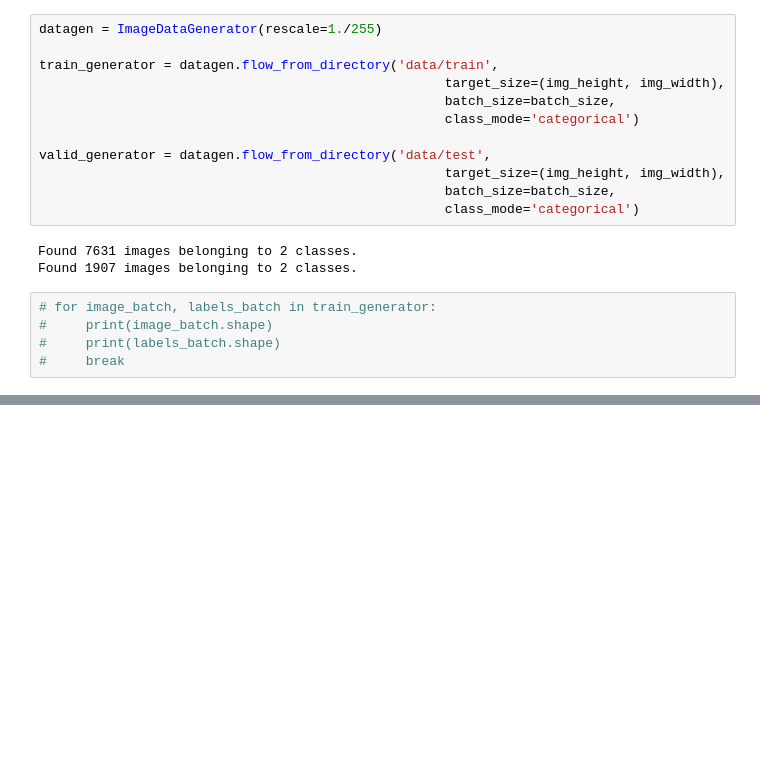
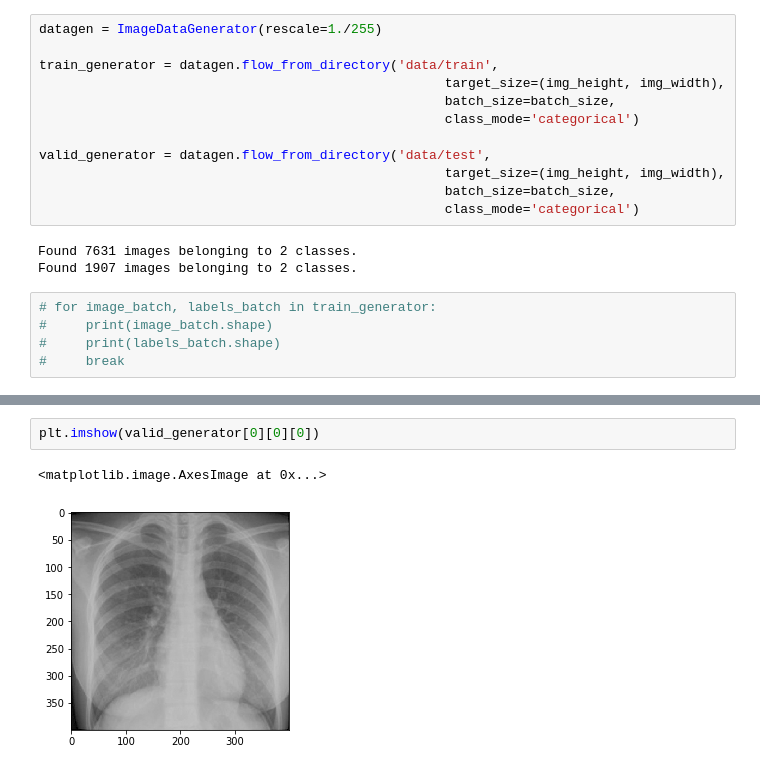
Before and after one commit to cho0h5/covid-xray2, a Jupyter notebook: train.ipynb, the cells around one changed output, grey strips where cells are left out. Cells and saved outputs as stored; diff of their text form; blank space fills up the shorter version.

```diff
--- a/train.ipynb
+++ b/train.ipynb
@@ -101,0 +119,5 @@ Epoch 20/20
+# %%
+plt.imshow(valid_generator[0][0][0])
+# %% [output]
+<matplotlib.image.AxesImage at 0x...>
+[figure, added]
```
Also changed, not shown: parts of 9 cells of this notebook.
